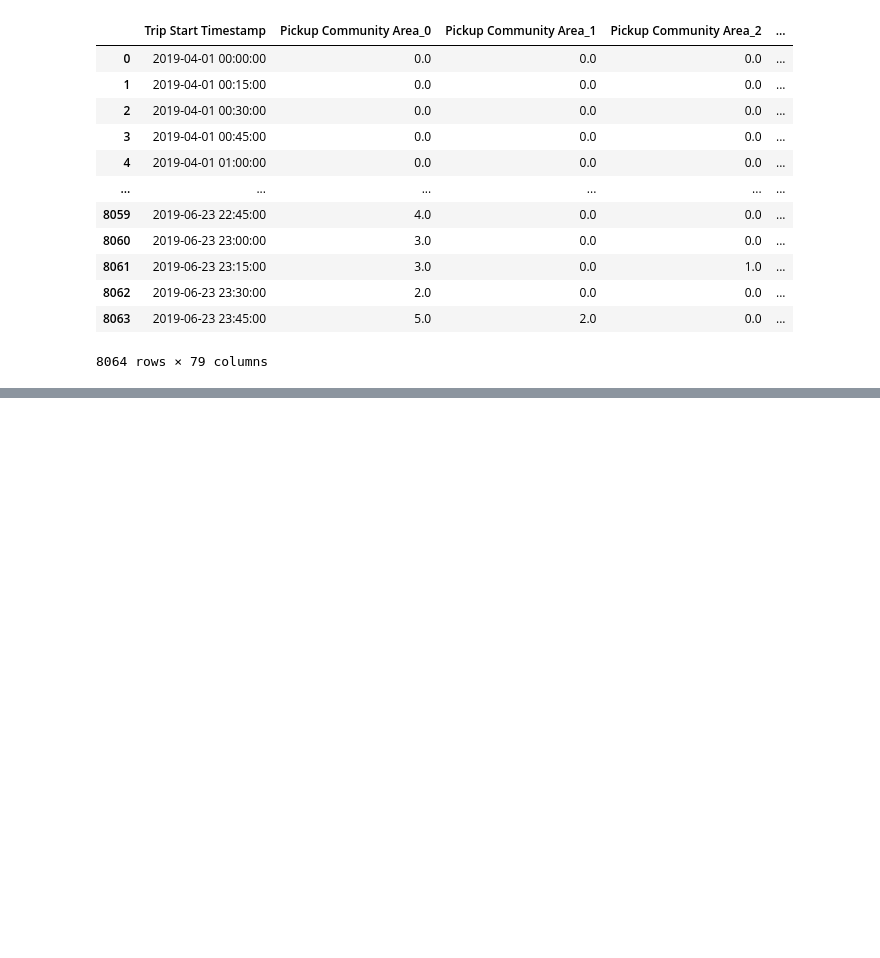
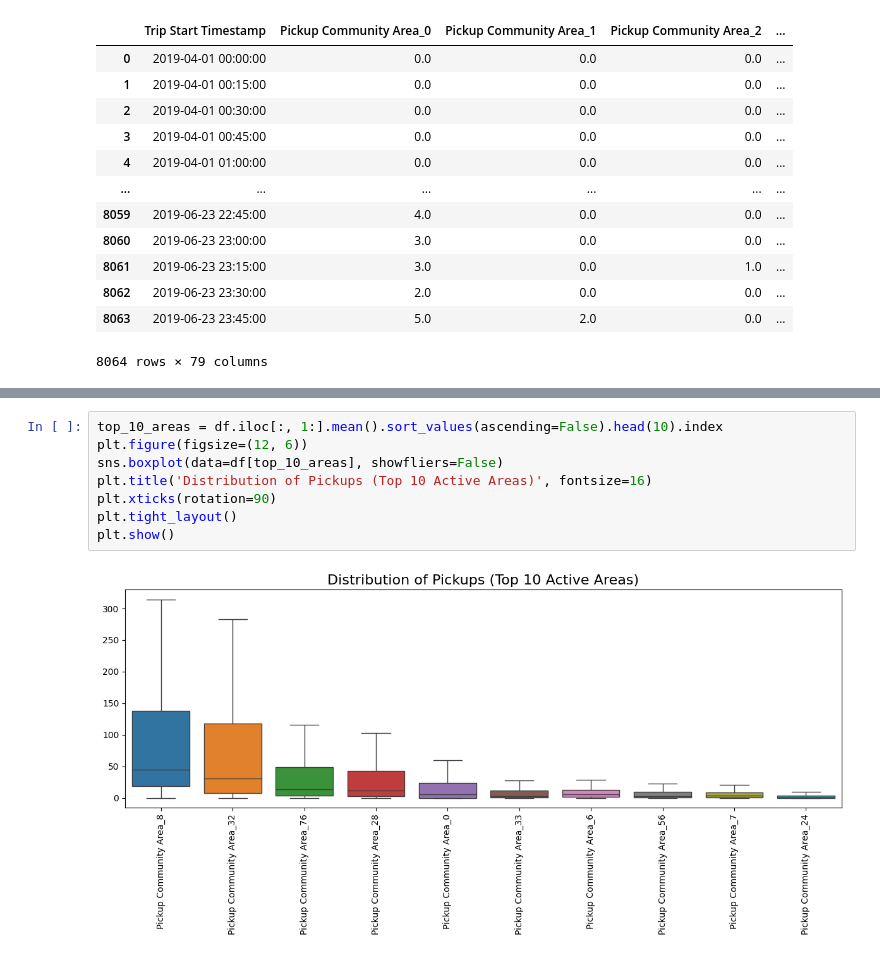
Before and after one commit to Kenuuey/taxi-demand-forecasting, a Jupyter notebook: src/taxi_demand_forecast.ipynb, the cells around one changed output, grey strips where cells are left out. Drawn from its saved outputs; the diff is of its cells as text; blank space fills up the shorter version.

```diff
--- a/src/taxi_demand_forecast.ipynb
+++ b/src/taxi_demand_forecast.ipynb
@@ -37,0 +55,10 @@ df_sub
+# %%
+top_10_areas = df.iloc[:, 1:].mean().sort_values(ascending=False).head(10).index
+plt.figure(figsize=(12, 6))
+sns.boxplot(data=df[top_10_areas], showfliers=False)
+plt.title('Distribution of Pickups (Top 10 Active Areas)', fontsize=16)
+plt.xticks(rotation=90)
+plt.tight_layout()
+plt.show()
+# %% [output]
+[figure, added]
```
Also changed, not shown: parts of 25 cells of this notebook.
